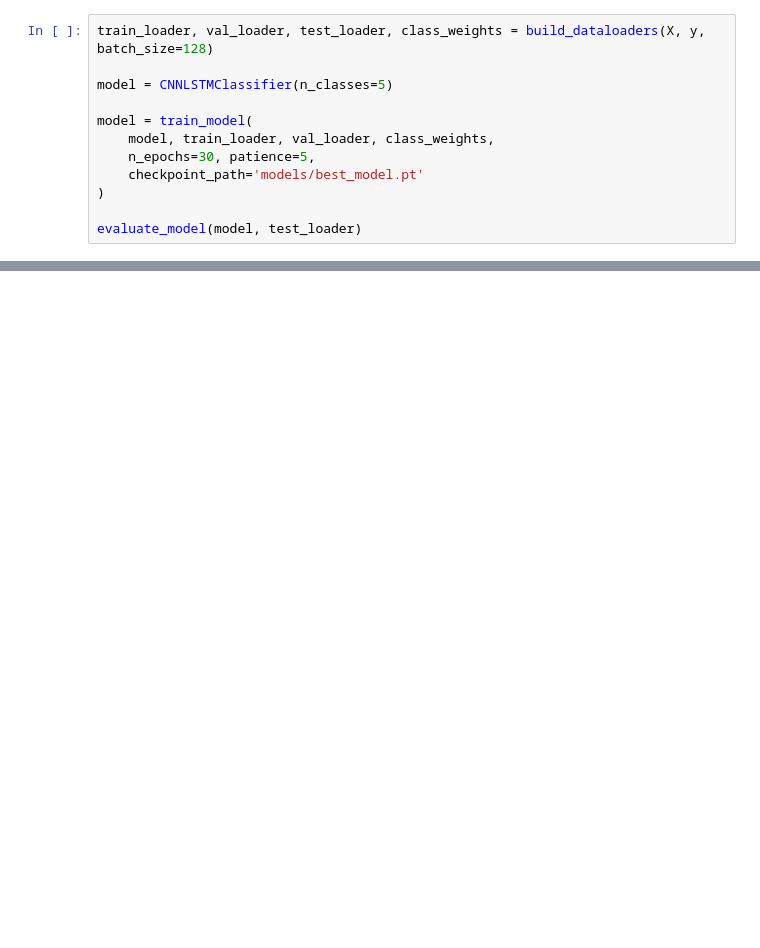
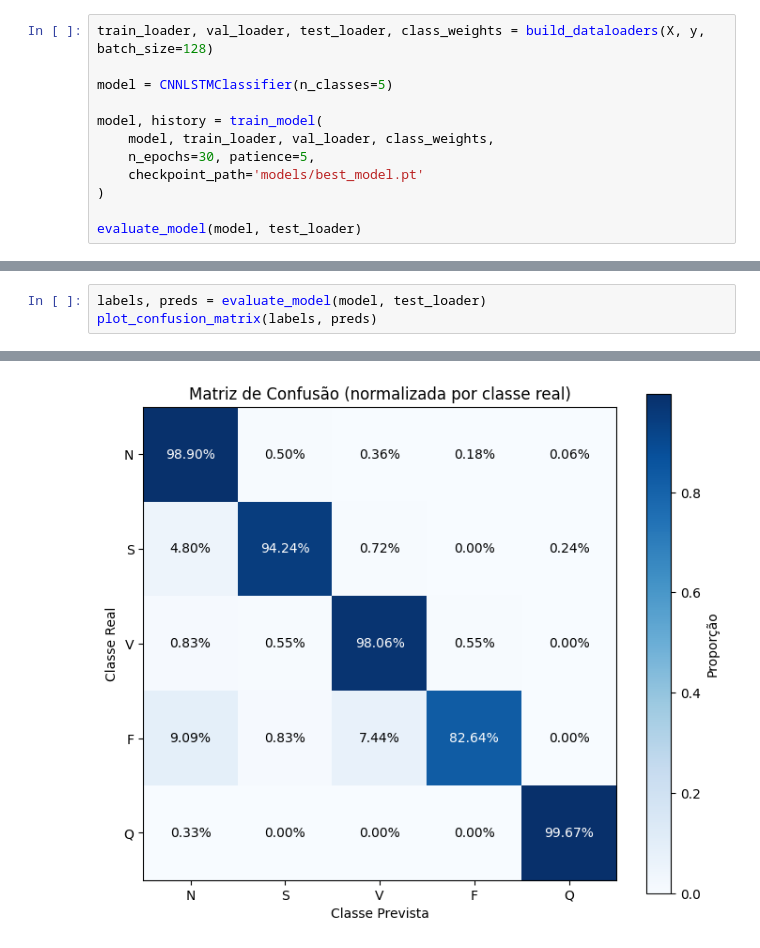
Before and after one commit to RafaelWhoa/project-cardia, a Jupyter notebook: project_cardia.ipynb, the cells around one changed output, grey strips where cells are left out. Saved outputs shown, nothing was run; the diff lists cells and outputs as text; blank space fills up the shorter version.

Commit message:
Created RNN base model

```diff
--- a/project_cardia.ipynb
+++ b/project_cardia.ipynb
@@ -56,7 +92,7 @@ train_loader, val_loader, test_loader, class_weights = build_dataloaders(X, y, b
 
 model = CNNLSTMClassifier(n_classes=5)
 
-model = train_model(
+model, history = train_model(
     model, train_loader, val_loader, class_weights,
     n_epochs=30, patience=5,
     checkpoint_path='models/best_model.pt'
@@ -98,3 +134,7 @@ Usando device: cpu
   np.int64(0),
   np.int64(1),
   ...])
+# %%
+labels, preds = evaluate_model(model, test_loader)
+plot_confusion_matrix(labels, preds)
+# %% [output]
@@ -100,0 +160 @@ Usando device: cpu
+[figure, added]
```
Also changed, not shown: parts of 8 cells of this notebook, 4 other files.
